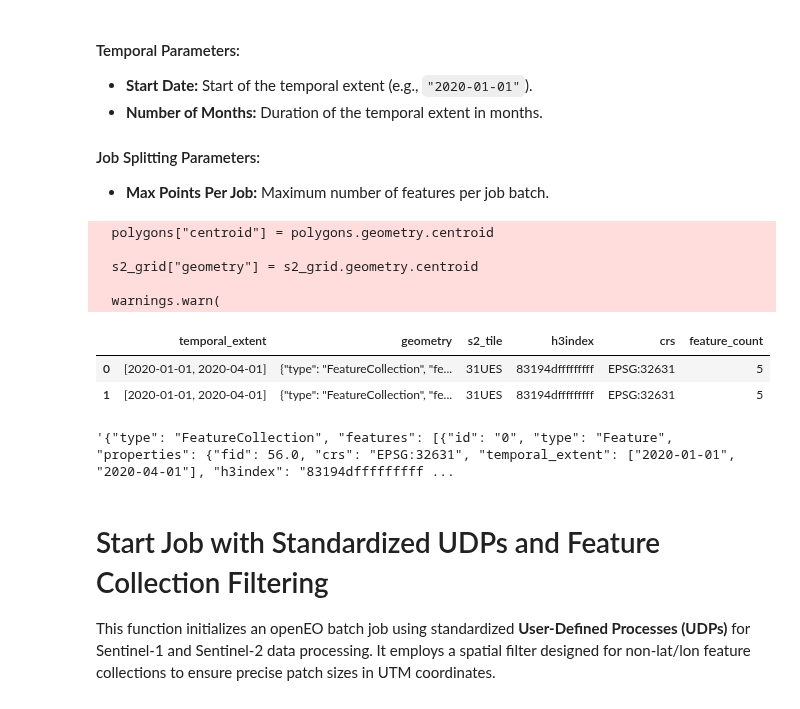
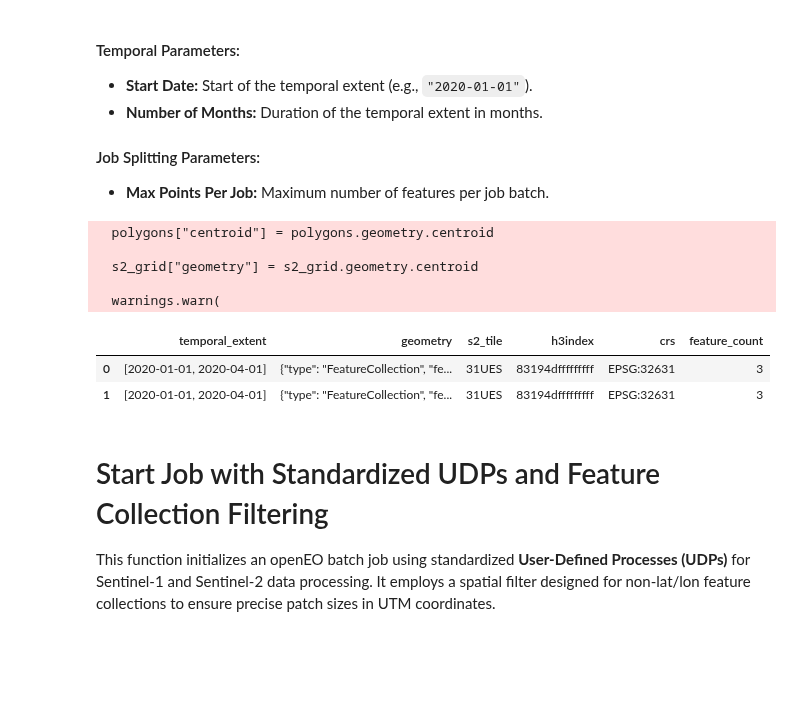
Before and after one commit to earthpulse/eotdl, a Jupyter notebook: tutorials/notebooks/openeo/openeo_advanced_patch_extraction.ipynb, the cells around one changed output. Drawn from its saved outputs; the diff is of its cells as text; code cells hidden in the pictures; blank space fills up the shorter version.

```diff
--- a/tutorials/notebooks/openeo/openeo_advanced_patch_extraction.ipynb
+++ b/tutorials/notebooks/openeo/openeo_advanced_patch_extraction.ipynb
@@ -39,7 +39,7 @@ gdf = gpd.read_file(file_path)
 # %% [markdown]
 ## Subset the dataset for testing purposes
 # %%
-gdf = gdf[0:10]
+gdf = gdf[0:6]
 gdf
 # %% [output]
 |  | fid | GRAF_OPP | REF_ID | GWSCOD_V | GWSNAM_V | GWSCOD_H | GWSNAM_H | GWSGRP_H | GWSGRPH_LB | GWSCOD_N | ... |
@@ -91,32 +87,36 @@ By combining patches into Sentinel-2 grid collections, the workflow ensures cost
 # %%
 from dataframe_utils import *
 
 # Constants
 start_date = "2020-01-01"
 nb_months = 3
 
-pixel_size = 64  # Buffer distance in meters
+pixel_size = 32  # Buffer distance in meters
 resolution = 10
 
-max_points = 5
+max_points = 3
 
-job_df = process_and_create_advanced_patch_jobs(
-    gdf, start_date, nb_months, pixel_size, resolution, max_points=max_points)
+# Step 1: Process GeoDataFrame in which we create patches and temporal info
+processed_gdf = process_patch_geodataframe(
+    gdf, start_date, nb_months, pixel_size, resolution
+)
+
+# Step 2: Split processed GeoDataFrame into smaller jobs by Sentinel-2 grid
+split_jobs = split_geodataframe_by_s2_grid(processed_gdf, max_points)
+
+# Step 3: Generate the job metadata DataFrame
+job_df = generate_featurecollection_dataframe(split_jobs)
 
 job_df
 # %% [output]
   polygons["centroid"] = polygons.geometry.centroid
 
   s2_grid["geometry"] = s2_grid.geometry.centroid
 
   warnings.warn(
 |  | temporal_extent | geometry | s2_tile | h3index | crs | feature_count |
-| 0 | [2020-01-01, 2020-04-01] | {"type": "FeatureCollection", "fe... | 31UES | 83194dfffffffff | EPSG:32631 | 5 |
-| 1 | [2020-01-01, 2020-04-01] | {"type": "FeatureCollection", "fe... | 31UES | 83194dfffffffff | EPSG:32631 | 5 |
+| 0 | [2020-01-01, 2020-04-01] | {"type": "FeatureCollection", "fe... | 31UES | 83194dfffffffff | EPSG:32631 | 3 |
+| 1 | [2020-01-01, 2020-04-01] | {"type": "FeatureCollection", "fe... | 31UES | 83194dfffffffff | EPSG:32631 | 3 |
-# %%
-job_df.iloc[0]['geometry']
-# %% [output]
-'{"type": "FeatureCollection", "features": [{"id": "0", "type": "Feature", "properties": {"fid": 56.0, "crs": "EPSG:32631", "temporal_extent": ["2020-01-01", "2020-04-01"], "h3index": "83194dfffffffff ...
 # %% [markdown]
 # Start Job with Standardized UDPs and Feature Collection Filtering
 
```
Also changed, not shown: parts of 3 cells of this notebook, 4 other files.
